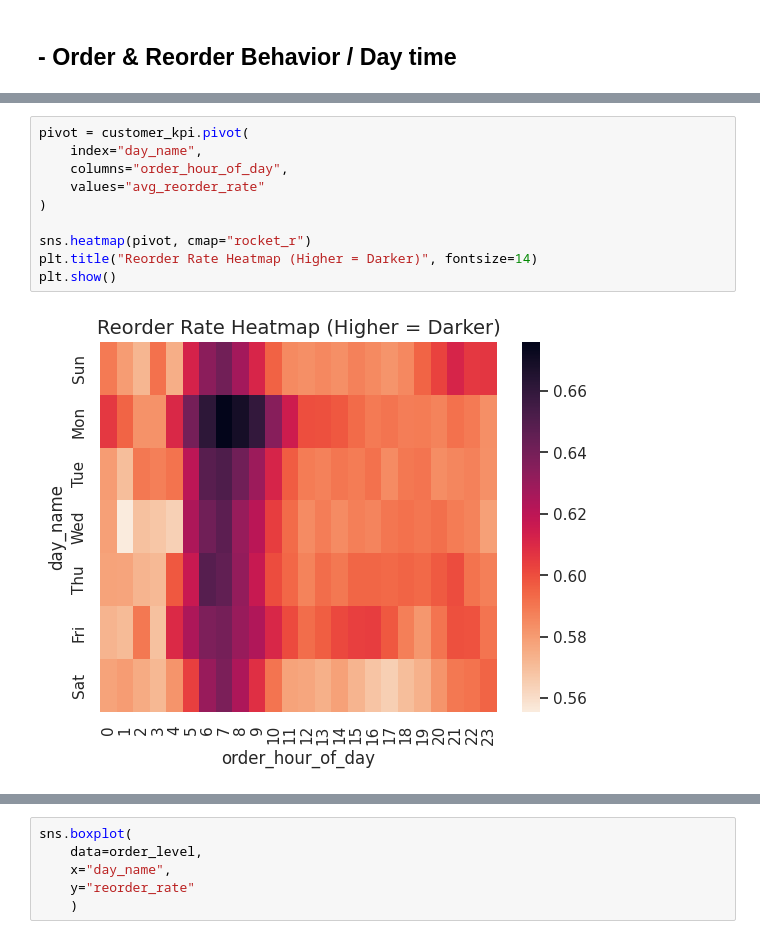
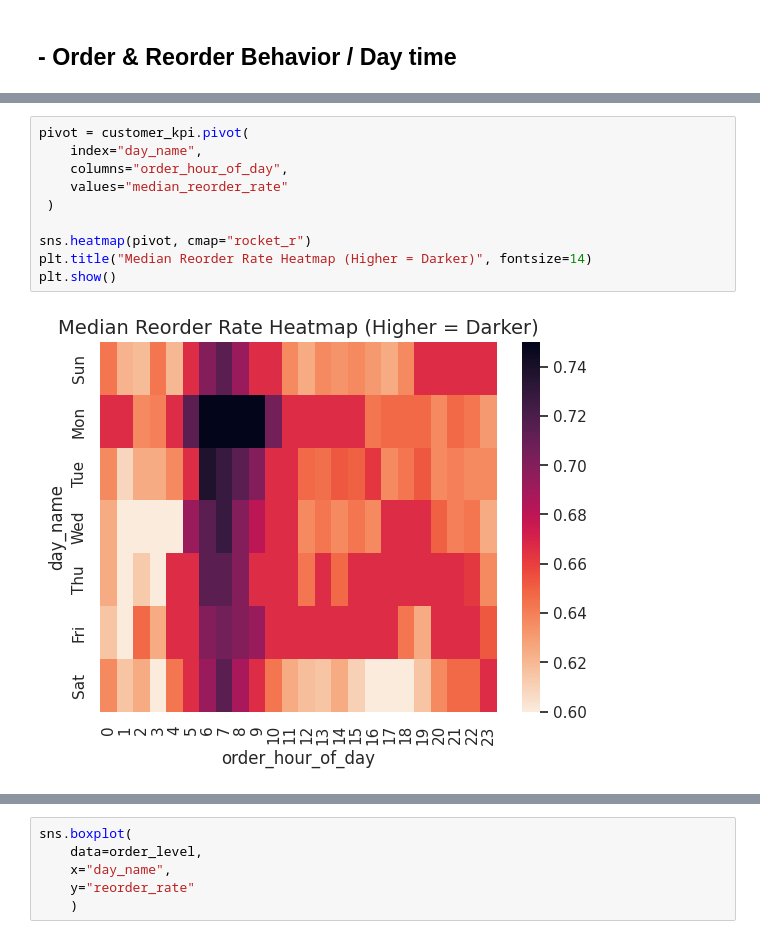
Before and after one commit to ppts2545/Instacart-Market-Basket-Analysis, a Jupyter notebook: notebooks/02_Exploratory_Data_Analysis/02_customer_behavior.ipynb, the cells around one changed output, grey strips where cells are left out. Drawn from its saved outputs; the diff is of its cells as text.

```diff
--- a/notebooks/02_Exploratory_Data_Analysis/02_customer_behavior.ipynb
+++ b/notebooks/02_Exploratory_Data_Analysis/02_customer_behavior.ipynb
@@ -222,15 +418,15 @@ Order-Customer KPI Summary:
 # %%
 pivot = customer_kpi.pivot(
     index="day_name",
     columns="order_hour_of_day",
-    values="avg_reorder_rate"
-)
+    values="median_reorder_rate"
+ )
 
 sns.heatmap(pivot, cmap="rocket_r")
-plt.title("Reorder Rate Heatmap (Higher = Darker)", fontsize=14)
+plt.title("Median Reorder Rate Heatmap (Higher = Darker)", fontsize=14)
 plt.show()
 # %% [output]
-[figure, old version]
+[figure, new version]
 # %%
 sns.lineplot(
     data=customer_kpi,
```
Also changed, not shown: parts of 13 cells of this notebook.
